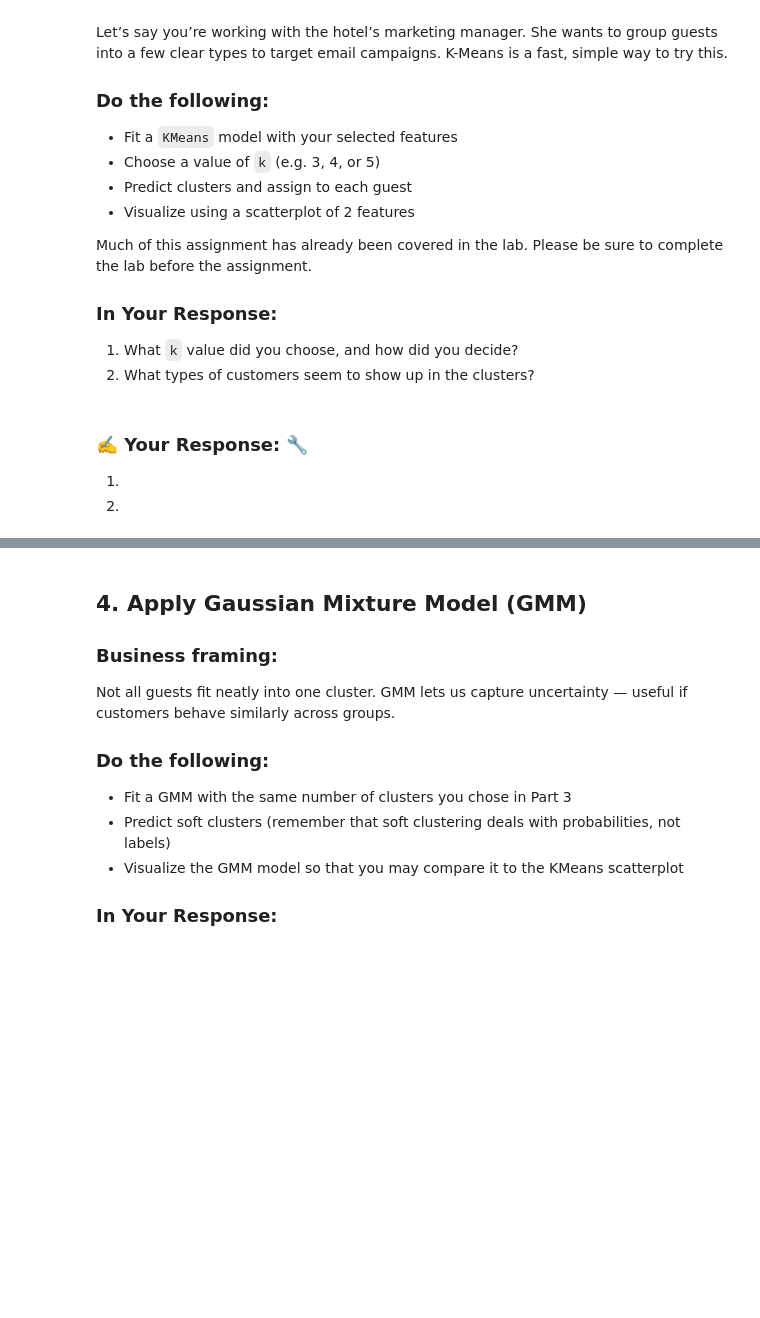
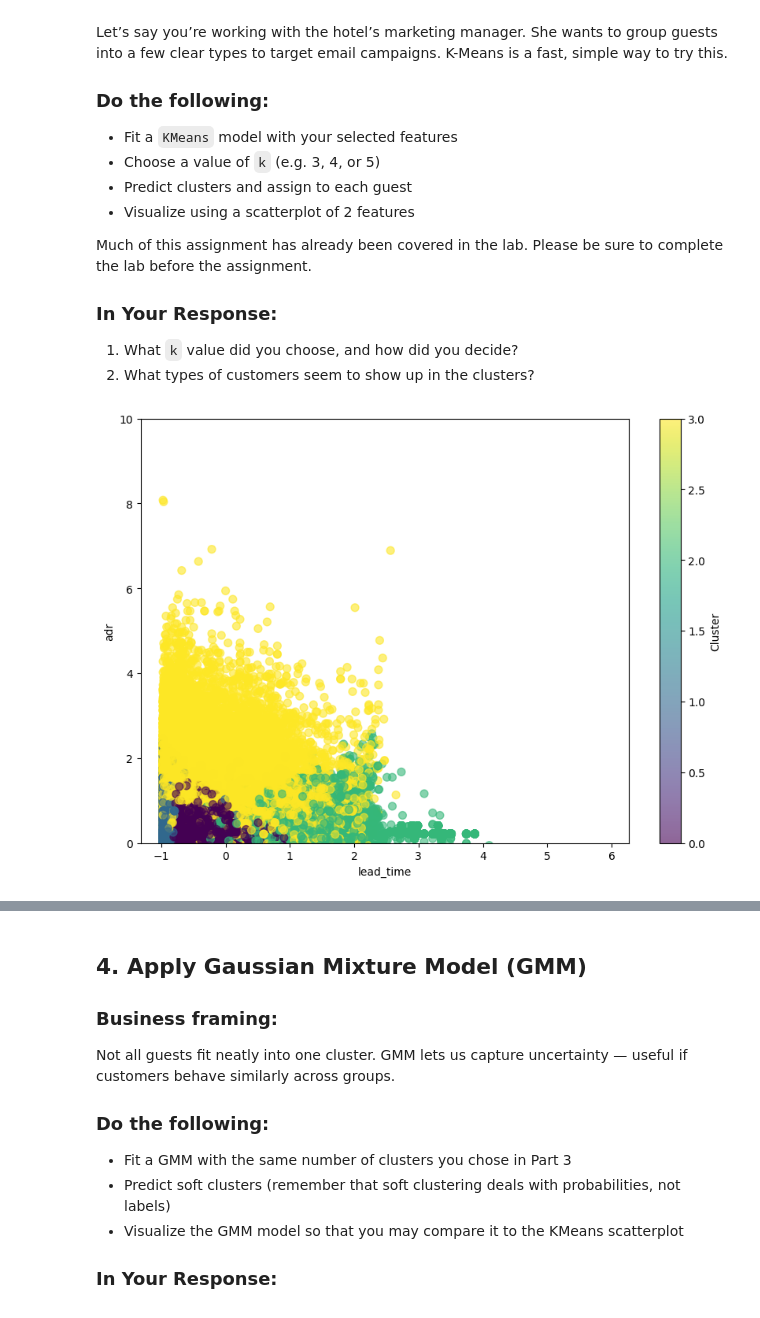
Before and after one commit to thornton330j/IS-4487, a Jupyter notebook: Assignments/assignment_09_ThorntonJackson.ipynb, the cells around one changed output, grey strips where cells are left out. Saved outputs shown, nothing was run; the diff lists cells and outputs as text; code cells hidden in the pictures; blank space fills up the shorter version.

```diff
--- a/Assignments/assignment_09_ThorntonJackson.ipynb
+++ b/Assignments/assignment_09_ThorntonJackson.ipynb
@@ -179,5 +179,28 @@ Much of this assignment has already been covered in the lab. Please be sure to c
-# %% [markdown]
-### ✍️ Your Response: 🔧
-1.
-
-2.
+# %%
+# Add code here 🔧
+from sklearn.cluster import KMeans
+import matplotlib.pyplot as plt
+
+# Initialize KMeans (k = 4)
+kmeans=KMeans(n_clusters=4,random_state=42,n_init='auto')
+
+# Fit the model to the scaled data
+kmeans.fit(df_scaled)
+
+# Predict the clusters
+df_scaled['cluster']=kmeans.predict(df_scaled)
+
+# Visualize using scatterplot
+plt.figure(figsize=(10,7))
+plt.scatter(df_scaled['lead_time'],df_scaled['adr'],c=df_scaled['cluster'],cmap='viridis',s=50,alpha=0.6)
+plt.xlabel('lead_time')
+plt.ylabel('adr')
+plt.colorbar(label='Cluster')
+
+#Limit scatterplot to reduce outlier effect
+plt.ylim(0,10)
+
+# Show scatterplot
+plt.show()
+# %% [output]
+[figure, added]
```
Also changed, not shown: parts of 7 cells of this notebook.
